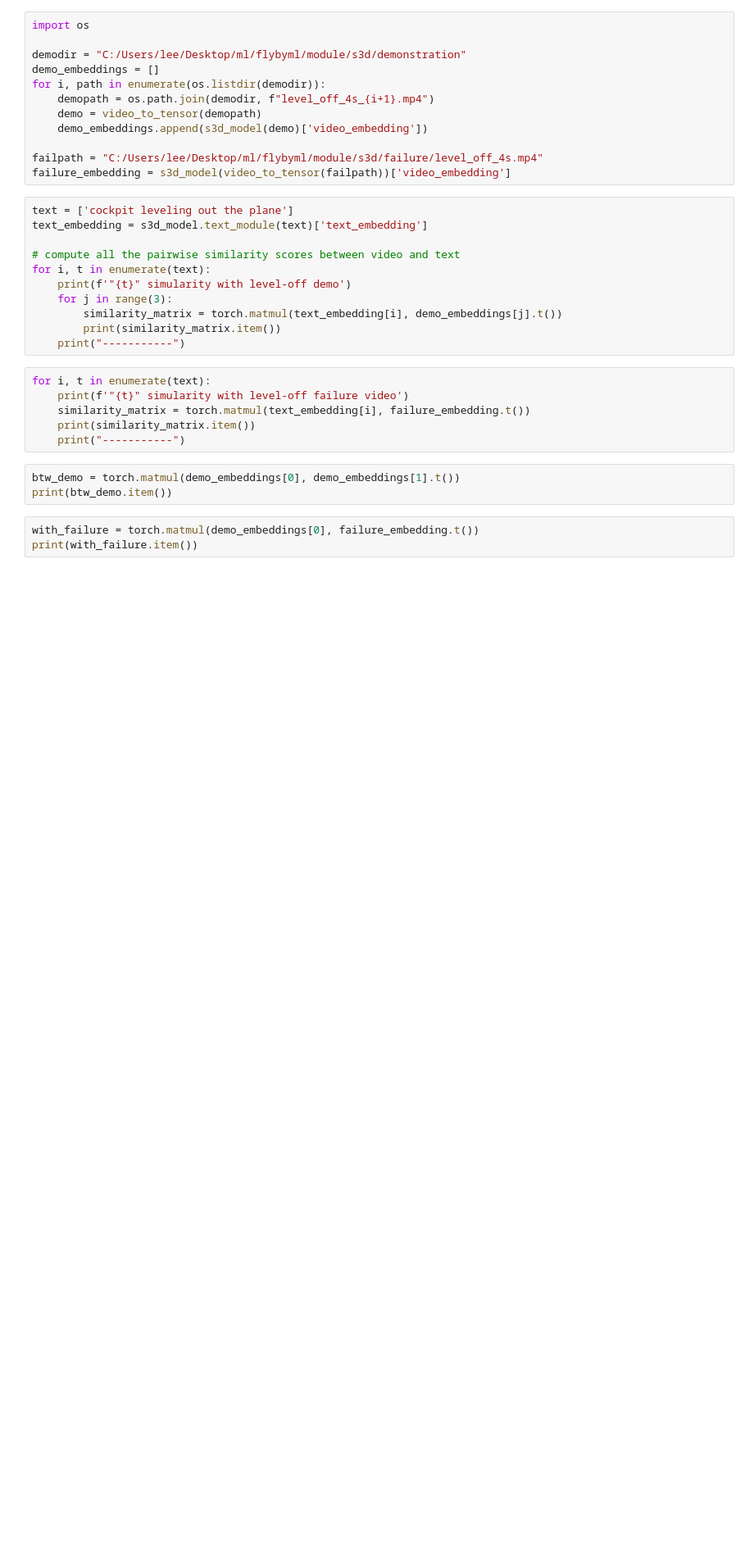
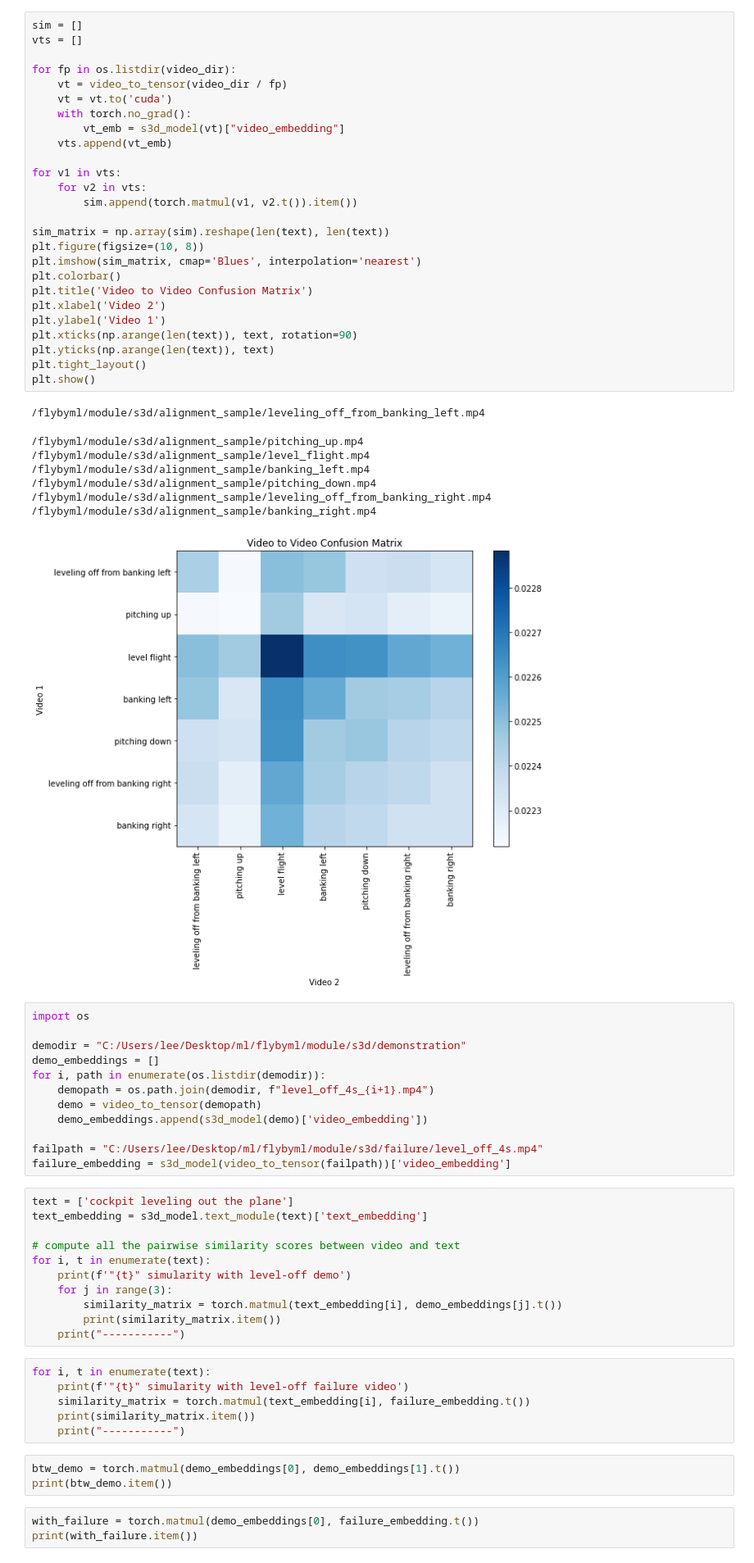
Before and after one commit to litcoderr/flybyml, a Jupyter notebook: module/s3d/test.ipynb, the cells around one changed output. Shown at 82% size. Drawn from its saved outputs; the diff is of its cells as text; blank space fills up the shorter version.

Commit message:
add: video to video confusion matrix

```diff
--- a/module/s3d/test.ipynb
+++ b/module/s3d/test.ipynb
@@ -87,3 +89,38 @@ torch.Size([1, 3, 244, 256, 256])
+# %%
+sim = []
+vts = []
+
+for fp in os.listdir(video_dir):
+    vt = video_to_tensor(video_dir / fp)
+    vt = vt.to('cuda')
+    with torch.no_grad():
+        vt_emb = s3d_model(vt)["video_embedding"]
+    vts.append(vt_emb)
+
+for v1 in vts:
+    for v2 in vts:
+        sim.append(torch.matmul(v1, v2.t()).item())
+
+sim_matrix = np.array(sim).reshape(len(text), len(text))
+plt.figure(figsize=(10, 8))
+plt.imshow(sim_matrix, cmap='Blues', interpolation='nearest')
+plt.colorbar()
+plt.title('Video to Video Confusion Matrix')
+plt.xlabel('Video 2')
+plt.ylabel('Video 1')
+plt.xticks(np.arange(len(text)), text, rotation=90)
+plt.yticks(np.arange(len(text)), text)
+plt.tight_layout()
+plt.show()
+# %% [output]
+/flybyml/module/s3d/alignment_sample/leveling_off_from_banking_left.mp4
+/flybyml/module/s3d/alignment_sample/pitching_up.mp4
+/flybyml/module/s3d/alignment_sample/level_flight.mp4
+/flybyml/module/s3d/alignment_sample/banking_left.mp4
+/flybyml/module/s3d/alignment_sample/pitching_down.mp4
+/flybyml/module/s3d/alignment_sample/leveling_off_from_banking_right.mp4
+/flybyml/module/s3d/alignment_sample/banking_right.mp4
+[figure, added]
 # %%
 import os
 
```
Also changed, not shown: parts of 3 cells of this notebook.
